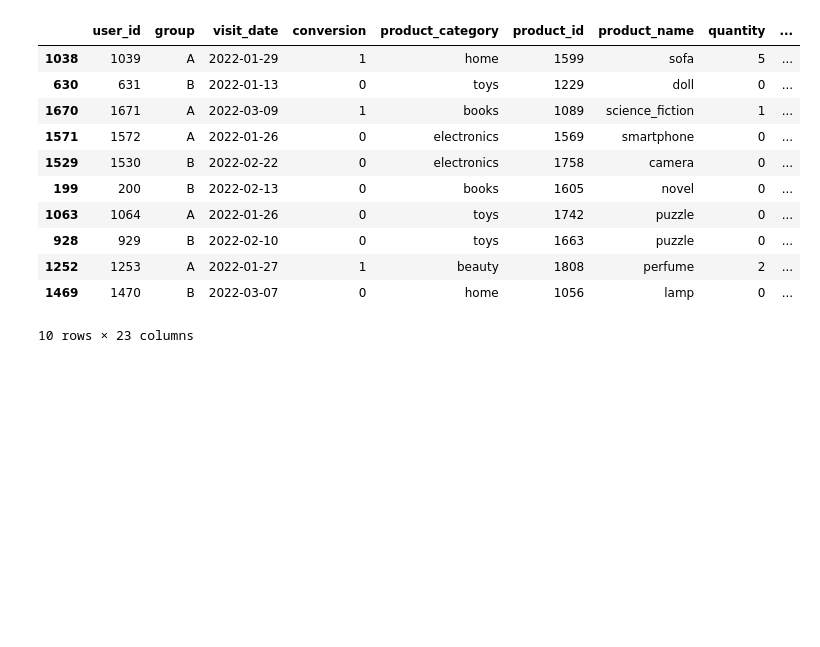
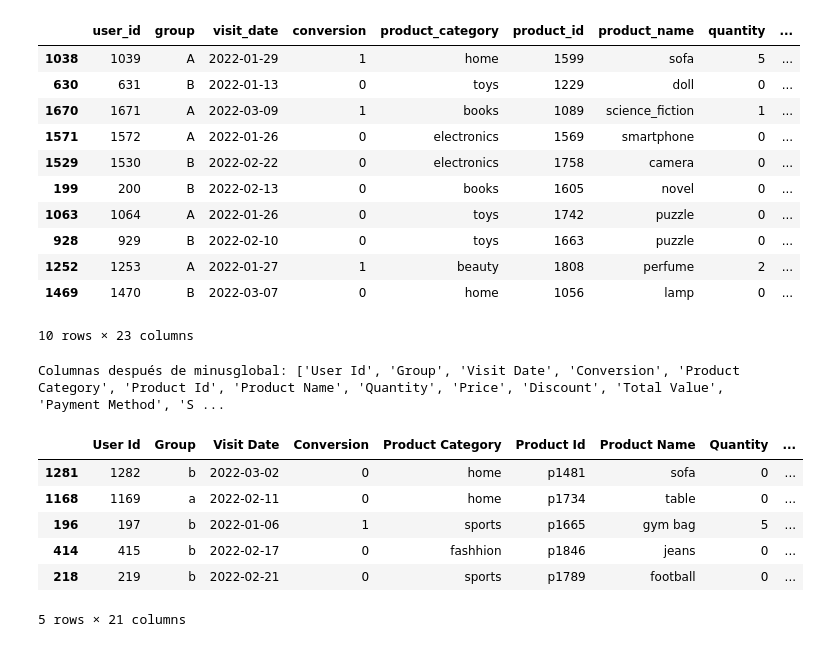
Before and after one commit to JesusMaria26051964/amazon_abtesting, a Jupyter notebook: notebooks/02.limpieza.ipynb, the cells around one changed output. Saved outputs shown, nothing was run; the diff lists cells and outputs as text; code cells hidden in the pictures; blank space fills up the shorter version.

```diff
--- a/notebooks/02.limpieza.ipynb
+++ b/notebooks/02.limpieza.ipynb
@@ -266,3 +266,19 @@ df.sample(10)
 | 1252 | 1253 | A | 2022-01-27 | 1 | beauty | 1808 | perfume | 2 | ... |
 | 1469 | 1470 | B | 2022-03-07 | 0 | home | 1056 | lamp | 0 | ... |
 10 rows × 23 columns
+# %%
+def minusglobal(df):
+    for col in df.select_dtypes(include=['object']).columns:
+        df[col] = df[col].str.lower()
+# %%
+minusglobal(df)
+df.sample(5)
+# %% [output]
+Columnas después de minusglobal: ['User Id', 'Group', 'Visit Date', 'Conversion', 'Product Category', 'Product Id', 'Product Name', 'Quantity', 'Price', 'Discount', 'Total Value', 'Payment Method', 'S ...
+|  | User Id | Group | Visit Date | Conversion | Product Category | Product Id | Product Name | Quantity | ... |
+| 1281 | 1282 | b | 2022-03-02 | 0 | home | p1481 | sofa | 0 | ... |
+| 1168 | 1169 | a | 2022-02-11 | 0 | home | p1734 | table | 0 | ... |
+| 196 | 197 | b | 2022-01-06 | 1 | sports | p1665 | gym bag | 5 | ... |
+| 414 | 415 | b | 2022-02-17 | 0 | fashhion | p1846 | jeans | 0 | ... |
+| 218 | 219 | b | 2022-02-21 | 0 | sports | p1789 | football | 0 | ... |
+5 rows × 21 columns
```
Also changed, not shown: parts of 1 cell of this notebook, 2 other files.
